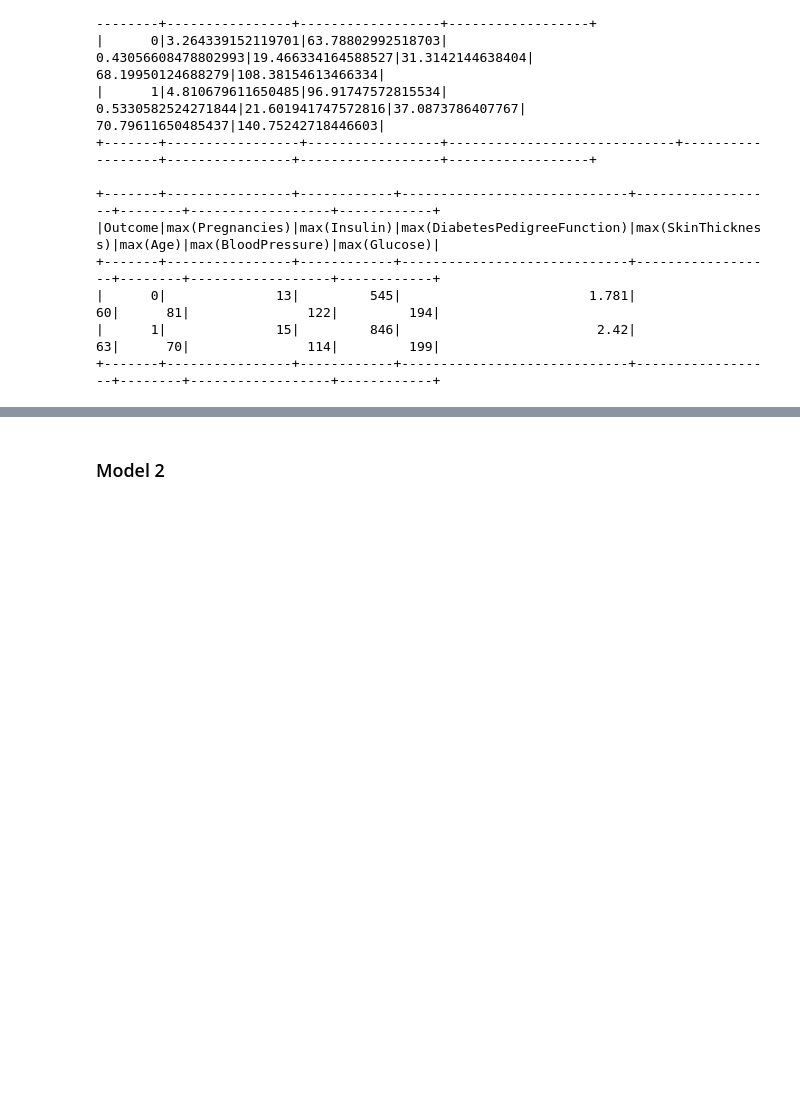
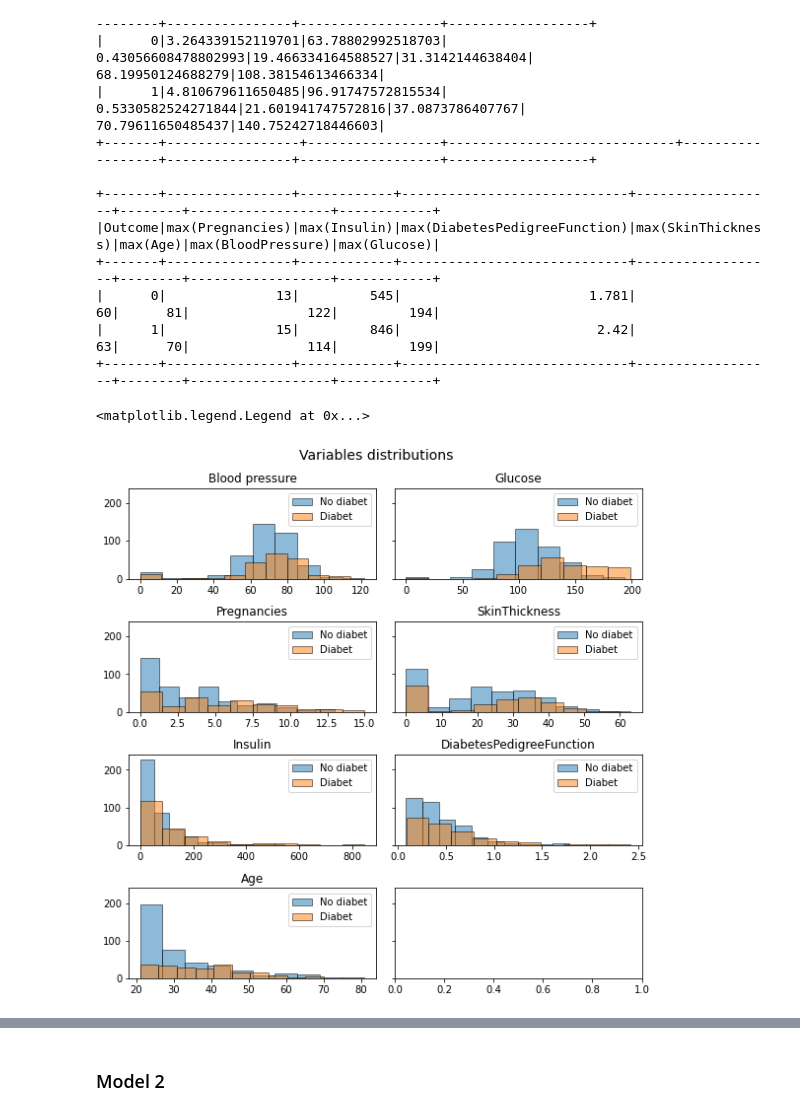
Before and after one commit to peshekhodko/FinalProject, a Jupyter notebook: FinalProject.ipynb, the cells around one changed output, grey strips where cells are left out. Drawn from its saved outputs; the diff is of its cells as text; code cells hidden in the pictures; blank space fills up the shorter version.

```diff
--- a/FinalProject.ipynb
+++ b/FinalProject.ipynb
@@ -154,4 +170,54 @@ max_values.show()
 |      0|              13|         545|                        1.781|                60|      81|               122|         194|
 |      1|              15|         846|                         2.42|                63|      70|               114|         199|
 +-------+----------------+------------+-----------------------------+------------------+--------+------------------+------------+
+# %%
+import matplotlib.pyplot as plt
+import matplotlib.colors as colors
+ps.options.plotting.backend = 'matplotlib'
+
+eda_train = train.to_pandas_on_spark()
+
+fig, axs = plt.subplots(4, 2, sharey=True, tight_layout=True, figsize = (8, 8))
+fig.suptitle("Variables distributions", fontsize=14)
+axs[0,0].hist(eda_train.loc[eda_train.Outcome == "0", ["BloodPressure"]].BloodPressure,  alpha = 0.5, ec="black", label="No diabet")
+axs[0,0].hist(eda_train.loc[eda_train.Outcome == "1", ["BloodPressure"]].BloodPressure,  alpha = 0.5, ec="black", label = "Diabet")
+axs[0,0].set_title("Blood pressure")
+axs[0,0].legend()
+
+
+axs[0,1].hist(eda_train.loc[eda_train.Outcome == "0", ["Glucose"]].Glucose,  alpha = 0.5, ec="black", label="No diabet")
+axs[0,1].hist(eda_train.loc[eda_train.Outcome == "1", ["Glucose"]].Glucose,  alpha = 0.5, ec="black", label = "Diabet")
+axs[0,1].set_title("Glucose")
+axs[0,1].legend()
+
+axs[1,0].hist(eda_train.loc[eda_train.Outcome == "0", ["Pregnancies"]].Pregnancies,  alpha = 0.5, ec="black", label="No diabet")
+axs[1,0].hist(eda_train.loc[eda_train.Outcome == "1", ["Pregnancies"]].Pregnancies,  alpha = 0.5, ec="black", label = "Diabet")
+axs[1,0].set_title("Pregnancies")
+axs[1,0].legend()
+
+
+axs[1,1].hist(eda_train.loc[eda_train.Outcome == "0", ["SkinThickness"]].SkinThickness,  alpha = 0.5, ec="black", label="No diabet")
+axs[1,1].hist(eda_train.loc[eda_train.Outcome == "1", ["SkinThickness"]].SkinThickness,  alpha = 0.5, ec="black", label = "Diabet")
+axs[1,1].set_title("SkinThickness")
+axs[1,1].legend()
+
+
+axs[2,0].hist(eda_train.loc[eda_train.Outcome == "0", ["Insulin"]].Insulin,  alpha = 0.5, ec="black", label="No diabet")
+axs[2,0].hist(eda_train.loc[eda_train.Outcome == "1", ["Insulin"]].Insulin,  alpha = 0.5, ec="black", label = "Diabet")
+axs[2,0].set_title("Insulin")
+axs[2,0].legend()
+
+axs[2,1].hist(eda_train.loc[eda_train.Outcome == "0", ["DiabetesPedigreeFunction"]].DiabetesPedigreeFunction,  alpha = 0.5, ec="black", label="No diabet")
+axs[2,1].hist(eda_train.loc[eda_train.Outcome == "1", ["DiabetesPedigreeFunction"]].DiabetesPedigreeFunction,  alpha = 0.5, ec="black", label = "Diabet")
+axs[2,1].set_title("DiabetesPedigreeFunction")
+axs[2,1].legend()
+
+
+axs[3,0].hist(eda_train.loc[eda_train.Outcome == "0", ["Age"]].Age,  alpha = 0.5, ec="black", label="No diabet")
+axs[3,0].hist(eda_train.loc[eda_train.Outcome == "1", ["Age"]].Age,  alpha = 0.5, ec="black", label = "Diabet")
+axs[3,0].set_title("Age")
+axs[3,0].legend()
+# %% [output]
+<matplotlib.legend.Legend at 0x...>
+[figure, added]
 # %%
```
Also changed, not shown: parts of 62 cells of this notebook.
